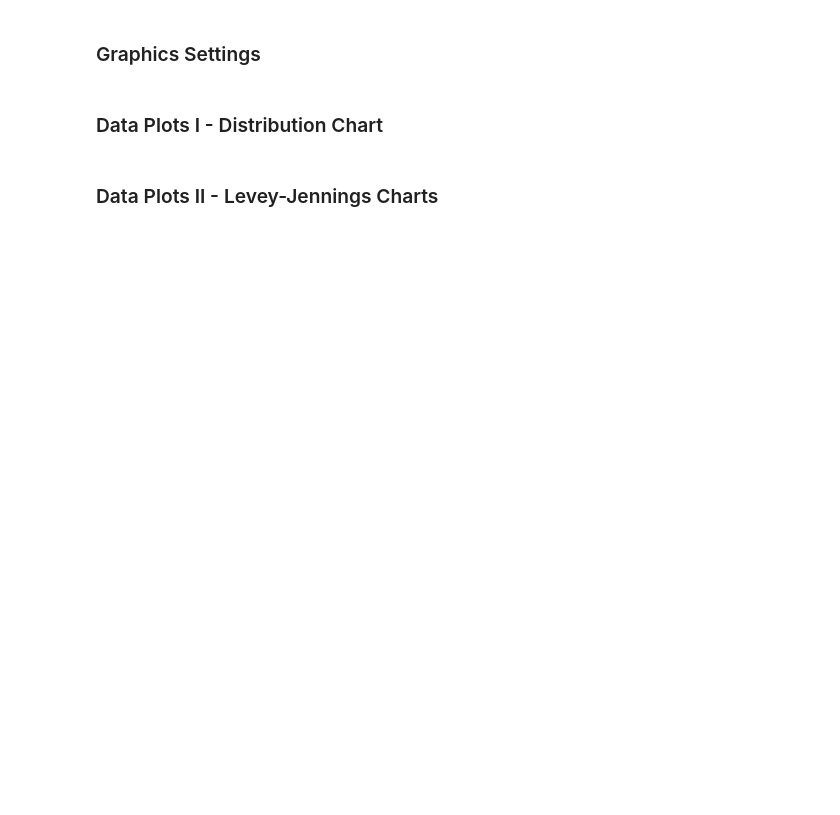
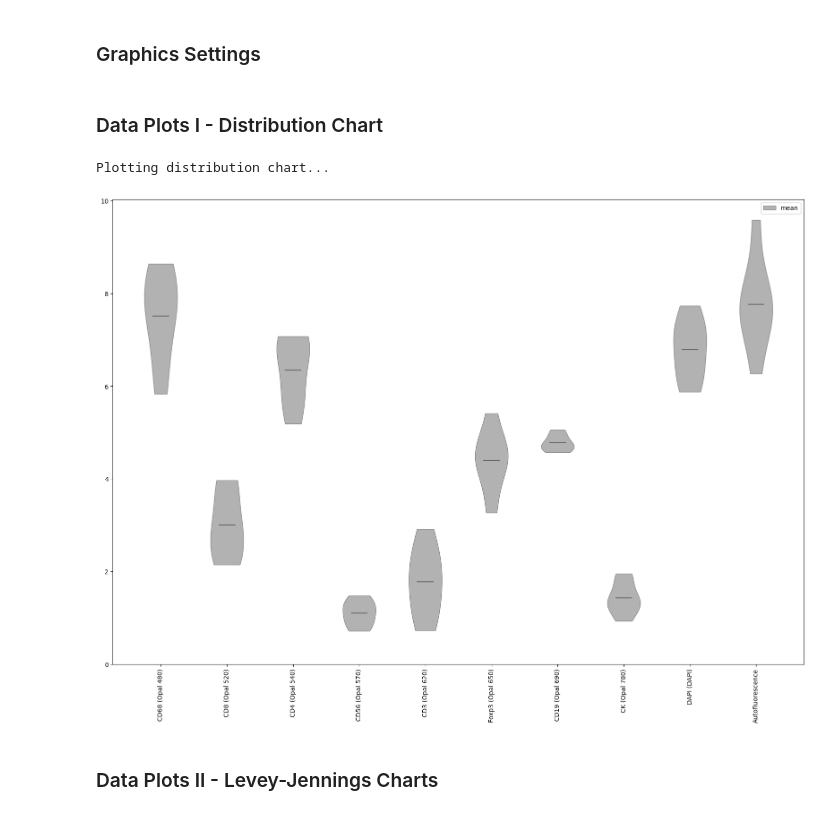
Before and after one commit to himsr-lab/LaQuacco, a Jupyter notebook: LaQuacco.ipynb, the cells around one changed output. Drawn from its saved outputs; the diff is of its cells as text; code cells hidden in the pictures; blank space fills up the shorter version.

```diff
--- a/LaQuacco.ipynb
+++ b/LaQuacco.ipynb
@@ -37,6 +37,9 @@ sample_ext = "*.tif"
 sample_exc = ""
 sample_sub = True
 
+# output settings
+sort_chans = False  # sort alphabetically
+
 # render channel images of outliers
 show_img = False
 # %% [markdown]
@@ -81,7 +102,7 @@ start = time.time()
 for count, control in enumerate(controls, start=1):
     print(f"CONTROL: [{count}/{controls_len}]  {os.path.basename(control)}", end="", flush=True)
     controls_img_data[control] = laq.stats_img_data(laq.get_tiff(control))  # signal above zero
-    print(f"  ({laq.get_time_left(start, count, controls_len)})", flush=True)
+    print(f"  (-{laq.get_time_left(start, count, controls_len)})", flush=True)
 print()
 
 # prepare dictionary (set) of unique channel labels
@@ -91,10 +112,8 @@ for img_data in controls_img_data.values():
         if chan not in ["metadata"]:
             chans[chan] = None
 chans = list(chans.keys())
-#chans = sorted(chans, key=str.lower)
-
-# prepare colormap
-color_map = laq.get_colormap(len(chans))
+if sort_chans:
+    chans = sorted(chans, key=str.lower)
 
 # prepare bottom and top percentiles for analysis
 chans_min = {chan: np.nan for chan in chans}
@@ -115,7 +134,7 @@ start = time.time()
 for count, sample in enumerate(samples, start=1):
     print(f"SAMPLE: [{count}/{samples_len}]  {os.path.basename(sample)}", end="", flush=True)
     samples_img_data[sample] = laq.stats_img_data(laq.get_tiff(sample), chans_minmax)
-    print(f"  ({laq.get_time_left(start, count, samples_len)})", flush=True)
+    print(f"  (-{laq.get_time_left(start, count, samples_len)})", flush=True)
 print()
 
 # sort sample image data and list by time stamp
@@ -123,5 +142,3 @@ samples_img_data = dict(
     sorted(samples_img_data.items(), key=lambda v: v[1]["metadata"]["date_time"])
 )
 samples = [sample for sample in samples_img_data.keys()]
-
-sys.exit(0)
@@ -138,35 +173,36 @@ plt.rcParams["figure.figsize"] = [min_width, min_height]
 # %%
 print("Plotting distribution chart...\n", flush=True)
 
 # get mean data for plots
 means = []
 fig, ax = plt.subplots()
 for c, chan in enumerate(chans):
     means.append(laq.get_chan_data(samples_img_data, chan, "mean"))
 
 # create violin plot
 vp = ax.violinplot(means, showmeans=True, showextrema=False)
 for p in vp["bodies"]:
     p.set_facecolor("black")
     p.set_edgecolor("black")
 for l in ["cmeans"]:
     vp[l].set_edgecolor("dimgray")
 
 # adjust axes
 ax.set_xticks([c for c in range(1, len(chans) + 1)], labels=chans, rotation=90)
 plt.ylim(bottom=0.0)
 
 # add legend
 legend = plt.legend(
     [vp["bodies"][0]],
-    ["means"],
-    loc="center left",
-    bbox_to_anchor=(1, 0.5),
-    fontsize="small",
+    ["mean"],
 )
 
 # show plot
+plt.tight_layout()
 plt.show()
+# %% [output]
+Plotting distribution chart...
+[figure, added]
 # %% [markdown]
 ### Data Plots II - Levey-Jennings Charts
 # %%
```
Also changed, not shown: parts of 7 cells of this notebook, 1 other file.
